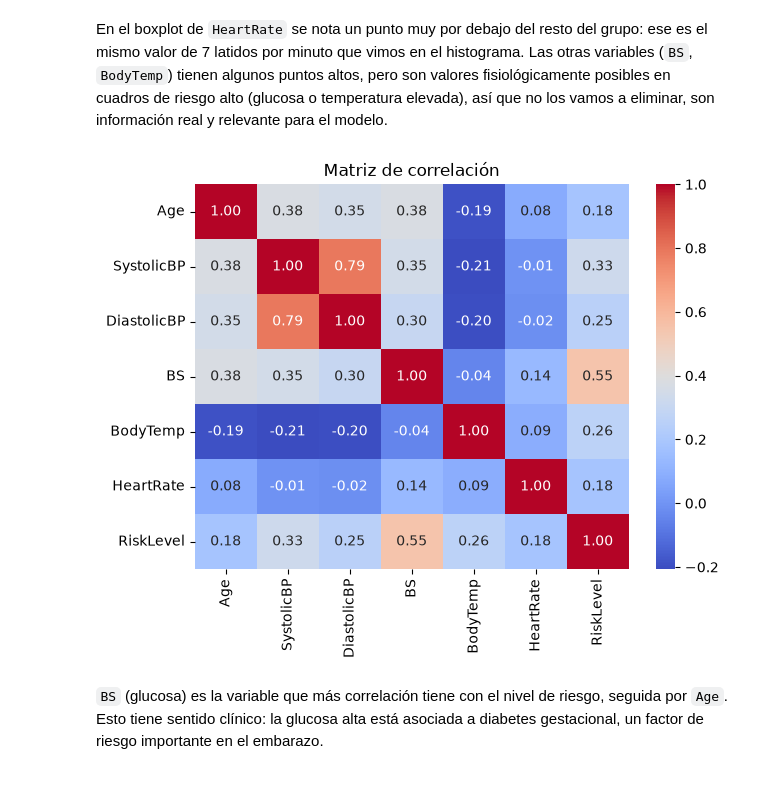
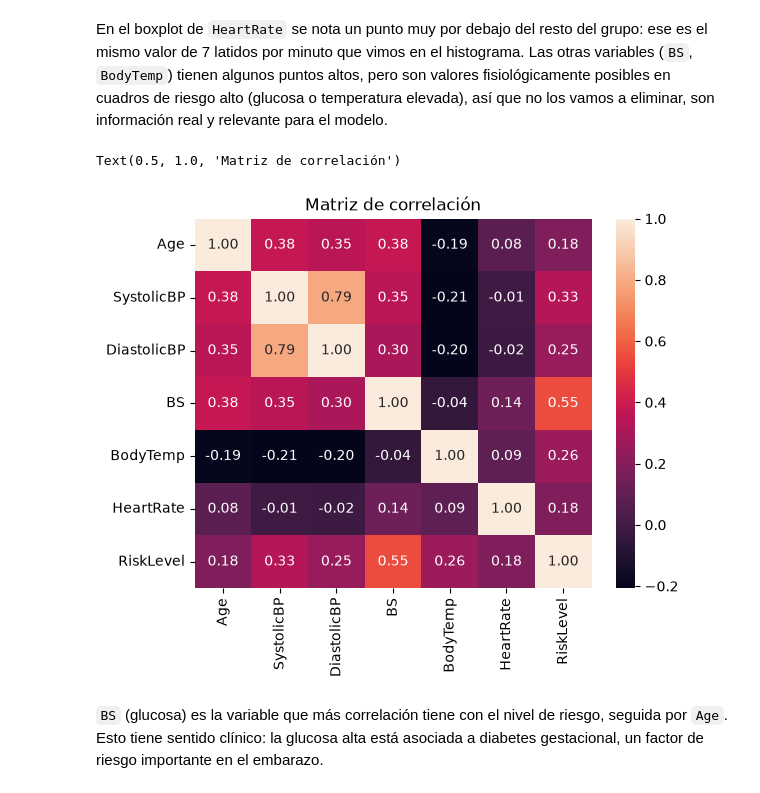
Before and after one commit to Anita155-DSM/maternal-health-risk-predict, a Jupyter notebook: main.ipynb, the cells around one changed output. Cells and saved outputs as stored; diff of their text form; code cells hidden in the pictures.

```diff
--- a/main.ipynb
+++ b/main.ipynb
@@ -127,15 +116,17 @@ plt.show()
 En el boxplot de `HeartRate` se nota un punto muy por debajo del resto del grupo: ese es el mismo valor de 7 latidos por minuto que vimos en el histograma. Las otras variables (`BS`, `BodyTemp`) tienen algunos puntos altos, pero son valores fisiológicamente posibles en cuadros de riesgo alto (glucosa o temperatura elevada), así que no los vamos a eliminar, son información real y relevante para el modelo.
 # %%
 # relación entre variables y nivel de riesgo (esto nos responde la pregunta: hay correlación?)
-df_corr = df_limpio.copy()
-df_corr['RiskLevel'] = df_corr['RiskLevel'].map({'low risk': 0, 'mid risk': 1, 'high risk': 2})
+df_correlacionRies = df_limpio.copy()
+df_correlacionRies['RiskLevel'] = df_correlacionRies['RiskLevel'].map({'low risk': 0, 'mid risk': 1, 'high risk': 2})
 
-plt.figure(figsize=(7, 5))
-sns.heatmap(df_corr.corr(), annot=True, cmap='coolwarm', fmt='.2f')
+sns.heatmap(df_correlacionRies.corr(), annot=True, fmt='.2f')
 plt.title('Matriz de correlación')
-plt.show()
+#1 indivca una correlación positiva perfecta (si una variable sube, la otra también)
+#0 indica que no hay relacion lineal entre las variables
+#-1 indica una correlacion negativa perfecta (mientras una sube, la otra disminuye)
 # %% [output]
+Text(0.5, 1.0, 'Matriz de correlación')
-[figure, old version]
+[figure, new version]
 # %% [markdown]
 `BS` (glucosa) es la variable que más correlación tiene con el nivel de riesgo, seguida por `Age`. Esto tiene sentido clínico: la glucosa alta está asociada a diabetes gestacional, un factor de riesgo importante en el embarazo.
 # %% [markdown]
```
Also changed, not shown: parts of 7 cells of this notebook, 2 other files.
